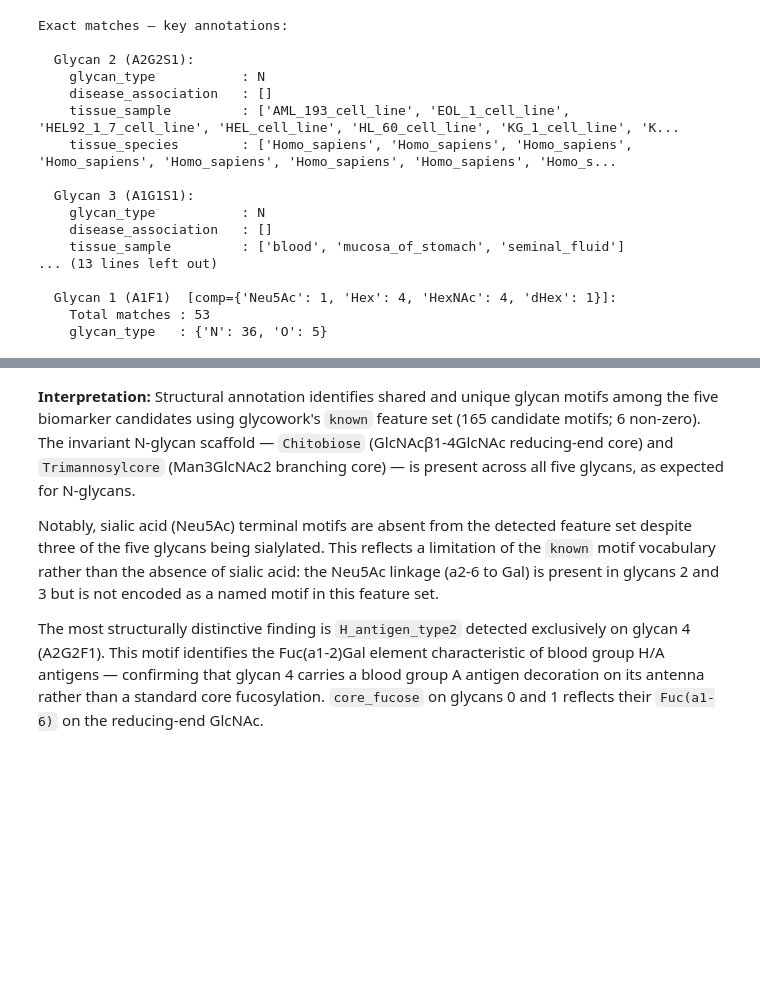
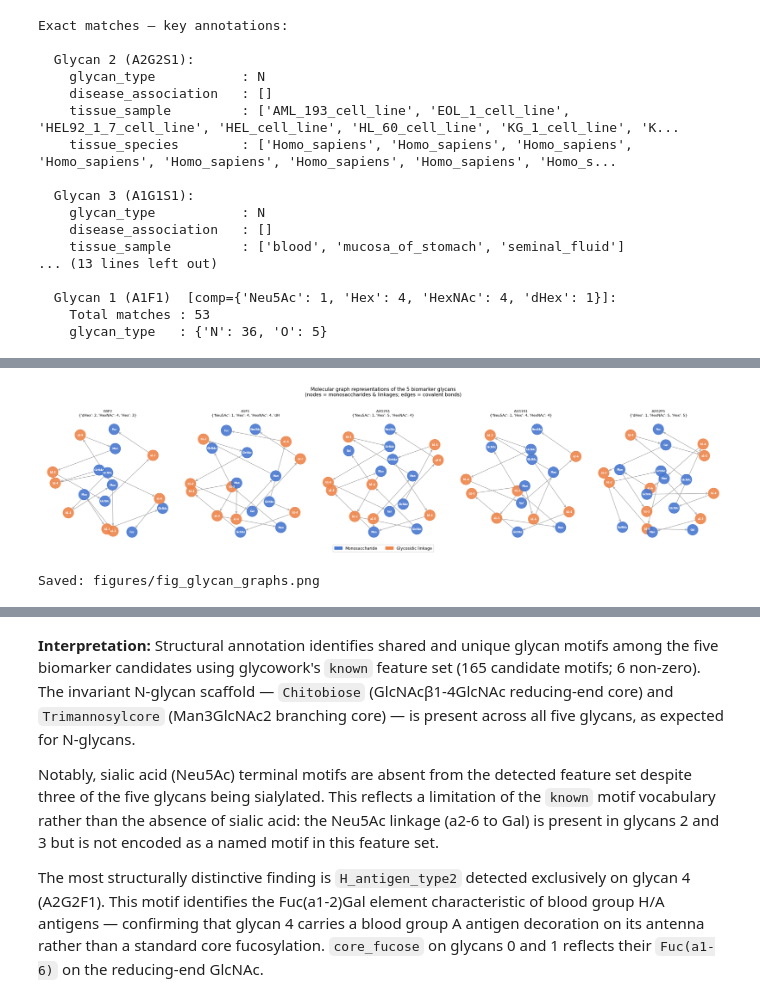
Before and after one commit to hannahhajj/AI4chem, a Jupyter notebook: Notebooks/06_glycan_enrichment.ipynb, the cells around one changed output, grey strips where cells are left out. Cells and saved outputs as stored; diff of their text form; code cells hidden in the pictures; blank space fills up the shorter version.

```diff
--- a/Notebooks/06_glycan_enrichment.ipynb
+++ b/Notebooks/06_glycan_enrichment.ipynb
@@ -290,0 +360,43 @@ else:
+# %%
+# ── Visualise glycan graphs ───────────────────────────────────────────────
+MONO_COLOR = '#4878d0'   # blue — monosaccharide nodes
+LINK_COLOR = '#ee854a'   # orange — linkage nodes
+
+fig, axes = plt.subplots(1, 5, figsize=(22, 5))
+for ax, (idx, G) in zip(axes, glycan_graphs.items()):
+    labels  = nx.get_node_attributes(G, 'string_labels')
+    colors  = [MONO_COLOR if is_mono(lbl) else LINK_COLOR
+               for _, lbl in sorted(labels.items())]
+    node_labels = {n: lbl for n, lbl in labels.items()}
+    pos = nx.spring_layout(G, seed=42, k=1.2)
+    nx.draw_networkx_edges(G, pos, ax=ax, arrows=True,
+                          arrowstyle='->', edge_color='#aaaaaa',
+                          width=1.2, node_size=600)
+    nx.draw_networkx_nodes(G, pos, ax=ax,
+                          node_color=colors, node_size=600, alpha=0.9)
+    nx.draw_networkx_labels(G, pos, labels=node_labels, ax=ax,
+                            font_size=5.5, font_color='white', font_weight='bold')
+    name  = GLYCAN_LABELS.get(idx, f'Glycan {idx}')
+    row   = glycan_list.loc[idx]
+    comp  = str(row['Composition'])[:40]
+    ax.set_title(f'{name}\n{comp}', fontsize=8)
+    ax.axis('off')
+
+legend = [
+    mpatches.Patch(color=MONO_COLOR, label='Monosaccharide'),
+    mpatches.Patch(color=LINK_COLOR, label='Glycosidic linkage'),
+]
+fig.legend(handles=legend, loc='lower center', ncol=2,
+           fontsize=9, frameon=True, bbox_to_anchor=(0.5, -0.04))
+fig.suptitle(
+    'Molecular graph representations of the 5 biomarker glycans\n'
+    '(nodes = monosaccharides & linkages; edges = covalent bonds)',
+    fontsize=11, y=1.02
+)
+plt.tight_layout()
+plt.savefig(FIG_DIR / 'fig_glycan_graphs.png', dpi=150, bbox_inches='tight')
+plt.show()
+print('Saved: figures/fig_glycan_graphs.png')
+# %% [output]
+[figure, added]
+Saved: figures/fig_glycan_graphs.png
```
Also changed, not shown: parts of 6 cells of this notebook, 7 other files.
